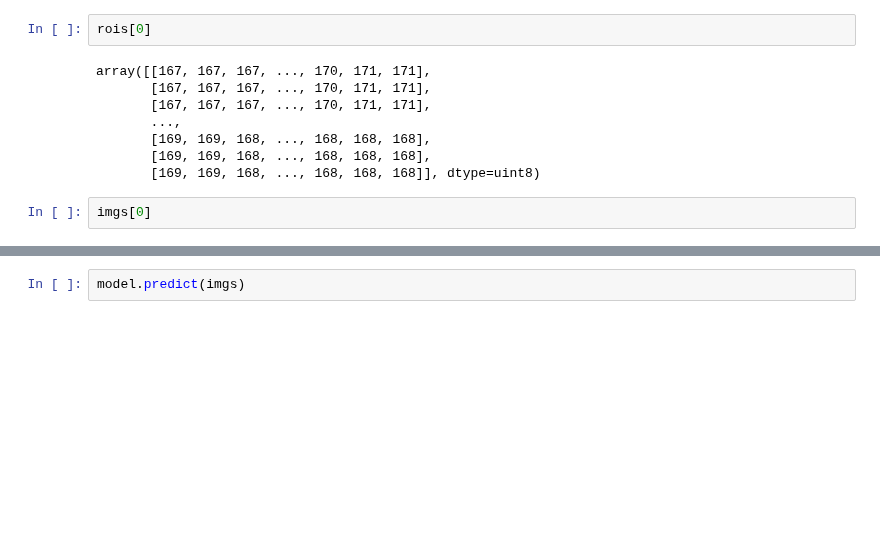
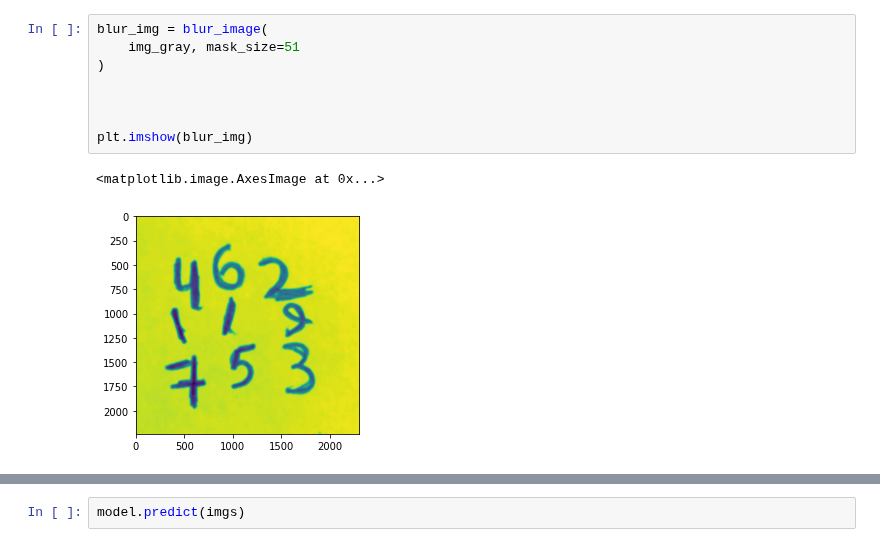
Before and after one commit to diego2017003/projeto-MNIST_machine_learning, a Jupyter notebook: app/teste.ipynb, the cells around one changed output, grey strips where cells are left out. Cells and saved outputs as stored; diff of their text form; blank space fills up the shorter version.

```diff
--- a/app/teste.ipynb
+++ b/app/teste.ipynb
@@ -91,12 +37,11 @@ IndexError: list index out of range
-# %%
-rois[0]
-# %% [output]
-array([[167, 167, 167, ..., 170, 171, 171],
-       [167, 167, 167, ..., 170, 171, 171],
-       [167, 167, 167, ..., 170, 171, 171],
-       ...,
-       [169, 169, 168, ..., 168, 168, 168],
-       [169, 169, 168, ..., 168, 168, 168],
-       [169, 169, 168, ..., 168, 168, 168]], dtype=uint8)
-# %%
-imgs[0]
+# %%
+blur_img = blur_image(
+    img_gray, mask_size=51
+)
+
+
+
+plt.imshow(blur_img)
+# %% [output]
+<matplotlib.image.AxesImage at 0x...>
+[figure, added]
```
Also changed, not shown: parts of 9 cells of this notebook, 3 other files.
